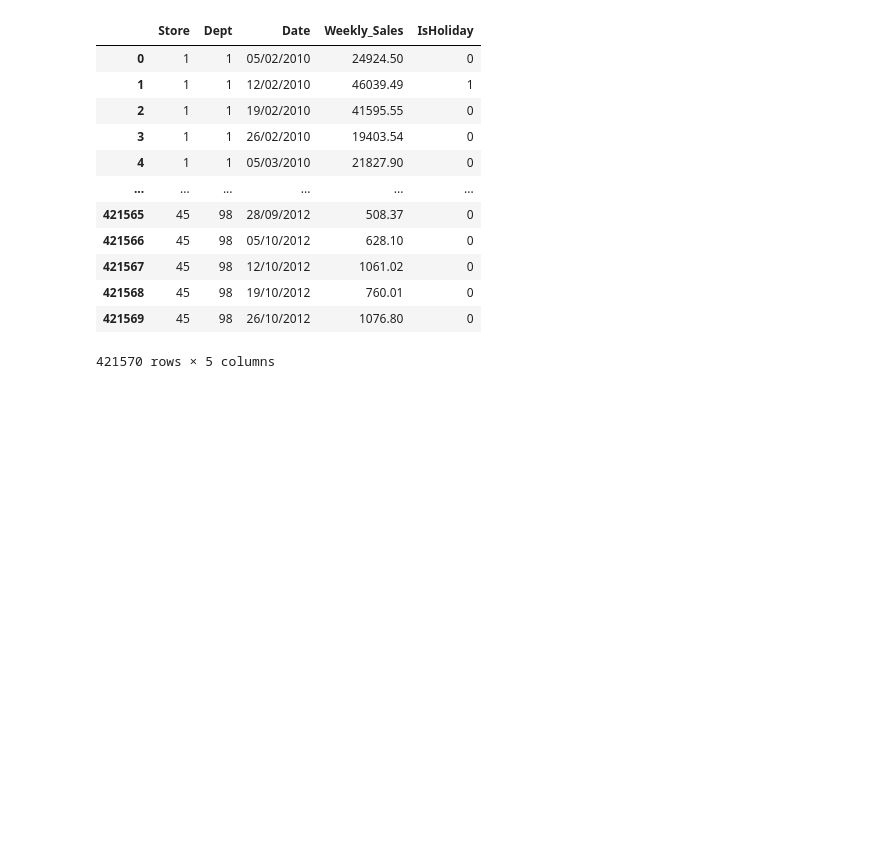
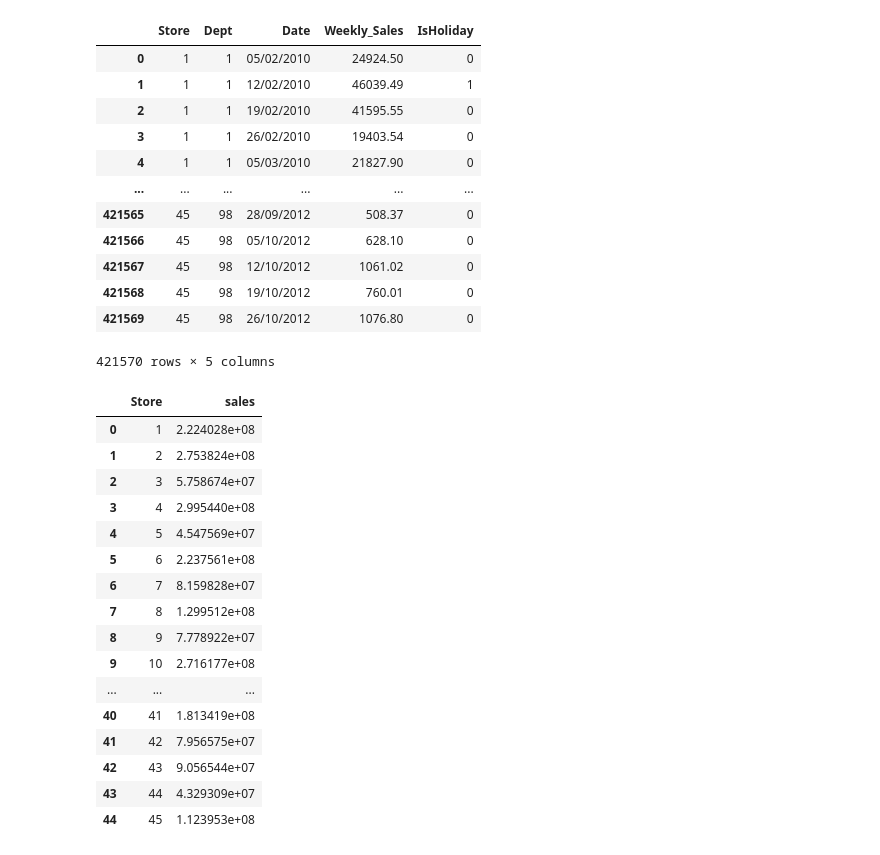
Before and after one commit to Emenike-Amara/Projects, a Jupyter notebook: Data_Exploration_with_SQL.ipynb, the cells around one changed output. Cells and saved outputs as stored; diff of their text form; code cells hidden in the pictures; blank space fills up the shorter version.

```diff
--- a/Data_Exploration_with_SQL.ipynb
+++ b/Data_Exploration_with_SQL.ipynb
@@ -97,0 +107,28 @@ result
+# %%
+# How many stores do we have
+
+SQLquery = '''
+SELECT  store , Round(sum(weekly_sales),2) as sales
+FROM sales_data
+group by 1
+'''
+result = sqldf(SQLquery)
+result
+# %% [output]
+|  | Store | sales |
+| 0 | 1 | 2.224028e+08 |
+| 1 | 2 | 2.753824e+08 |
+| 2 | 3 | 5.758674e+07 |
+| 3 | 4 | 2.995440e+08 |
+| 4 | 5 | 4.547569e+07 |
+| 5 | 6 | 2.237561e+08 |
+| 6 | 7 | 8.159828e+07 |
+| 7 | 8 | 1.299512e+08 |
+| 8 | 9 | 7.778922e+07 |
+| 9 | 10 | 2.716177e+08 |
+| ... | ... | ... |
+| 40 | 41 | 1.813419e+08 |
+| 41 | 42 | 7.956575e+07 |
+| 42 | 43 | 9.056544e+07 |
+| 43 | 44 | 4.329309e+07 |
+| 44 | 45 | 1.123953e+08 |
```
Also changed, not shown: parts of 1 cell of this notebook.
